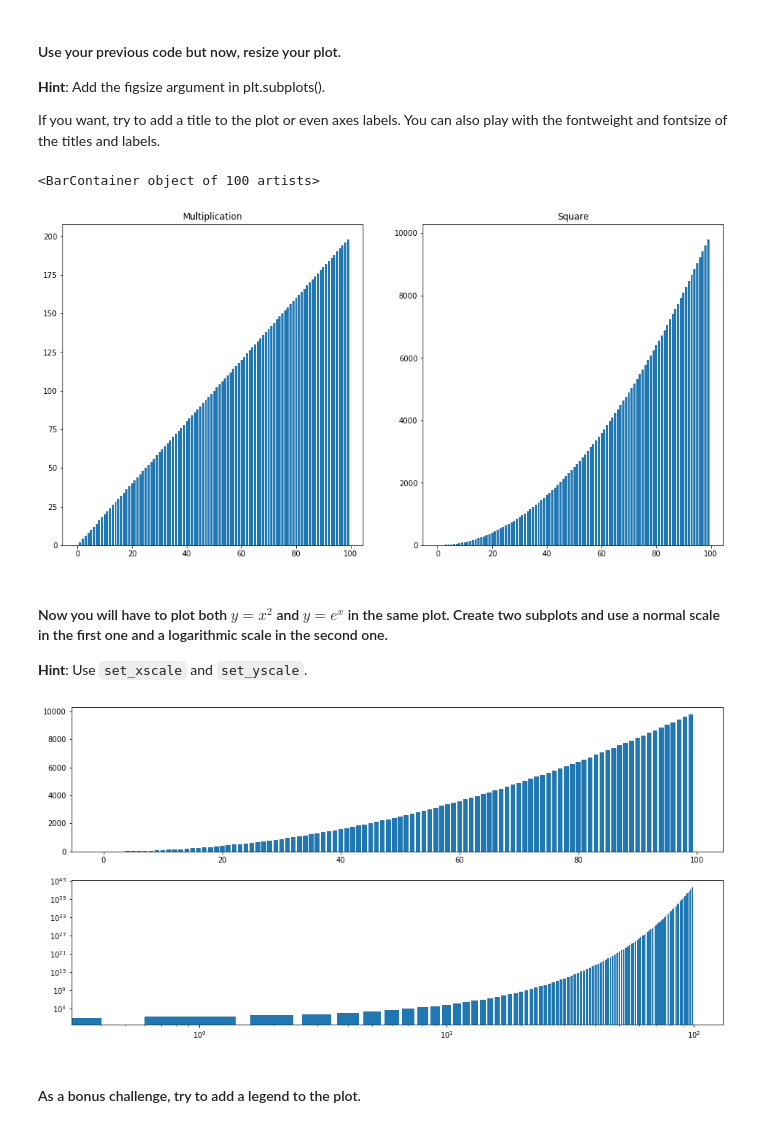
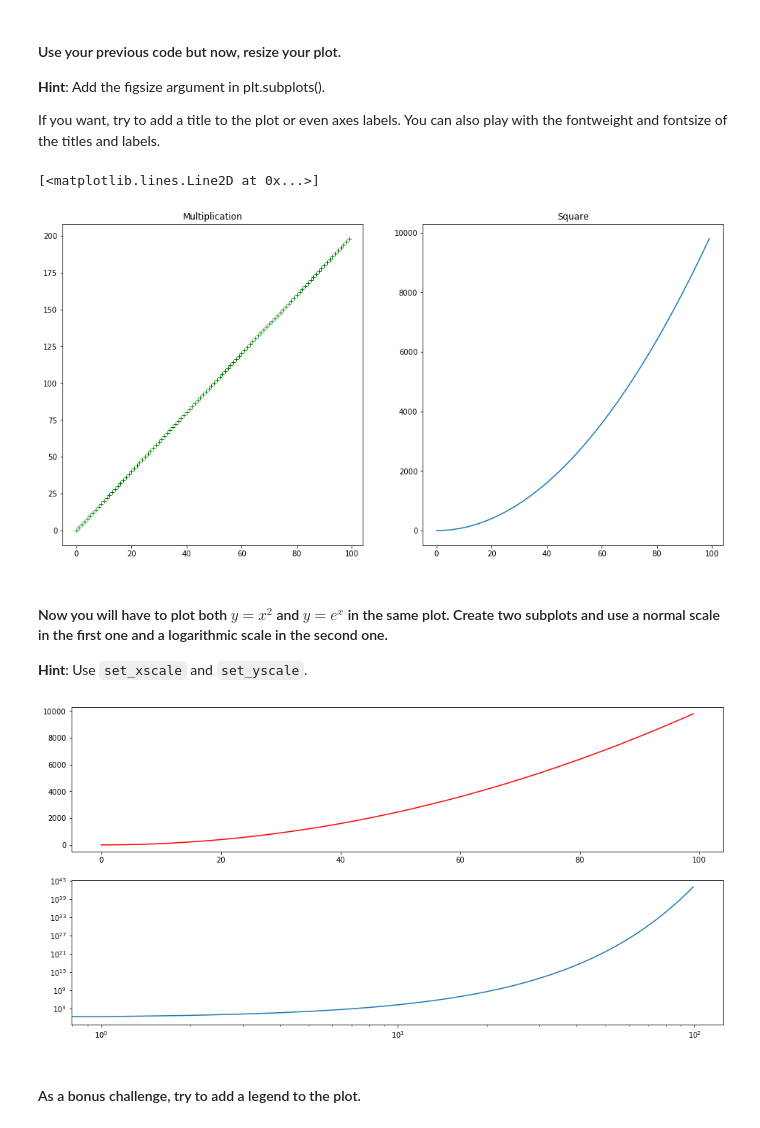
Before and after one commit to Adonis232/dataptmad0420, a Jupyter notebook: module-2/matplotlib-seaborn/your-code/main.ipynb, the cells around one changed output. Saved outputs shown, nothing was run; the diff lists cells and outputs as text; code cells hidden in the pictures.

```diff
--- a/module-2/matplotlib-seaborn/your-code/main.ipynb
+++ b/module-2/matplotlib-seaborn/your-code/main.ipynb
@@ -70,13 +70,13 @@ If you want, try to add a title to the plot or even axes labels. You can also pl
 # %%
 # your code here
 fig, axes  = plt.subplots(nrows=1, ncols=2, figsize=(16, 8))
 axes[0].set_title('Multiplication')
 axes[1].set_title('Square')
-axes[0].bar(x,y)
-axes[1].bar(x,z)
+axes[0].plot(x,y,'g+')
+axes[1].plot(x,z)
 # %% [output]
-<BarContainer object of 100 artists>
+[<matplotlib.lines.Line2D at 0x...>]
-[figure, old version]
+[figure, new version]
 # %% [markdown]
 #### Now you will have to plot both $y=x^2$ and $y=e^x$ in the same plot. Create two subplots and use a normal scale in the first one and a logarithmic scale in the second one.
 **Hint**: Use `set_xscale` and `set_yscale`.
@@ -87,12 +87,12 @@ x = a ** 2
 y = np.exp(a)
 
 fig, axes = plt.subplots(ncols=1, nrows=2, figsize=(16,8))
-axes[0].bar(a,x)
-axes[1].bar(a,y)
+axes[0].plot(a,x,'r-')
+axes[1].plot(a,y)
 axes[1].set_yscale('log')
 axes[1].set_xscale('log')
 # %% [output]
-[figure, old version]
+[figure, new version]
 # %% [markdown]
 #### As a bonus challenge, try to add a legend to the plot.
 # %%
```
Also changed, not shown: parts of 3 cells of this notebook.
